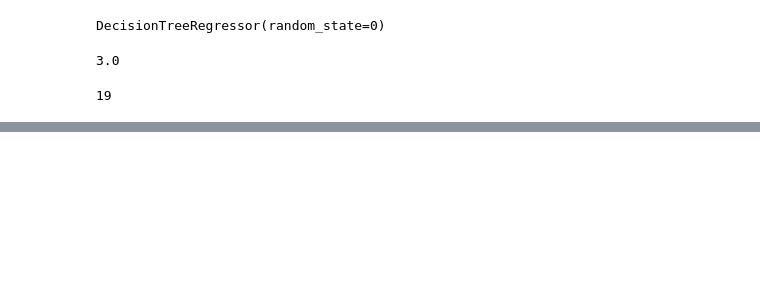
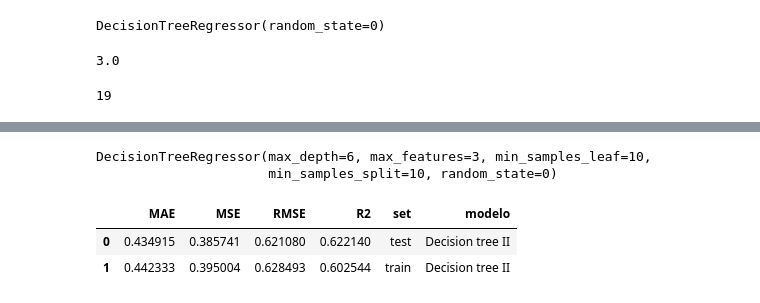
Before and after one commit to chloeiris/DA-Project3-Bike-Rental-ML-Predictive-Models, a Jupyter notebook: Modelos.ipynb, the cells around one changed output, grey strips where cells are left out. Cells and saved outputs as stored; diff of their text form; code cells hidden in the pictures; blank space fills up the shorter version.

```diff
--- a/Modelos.ipynb
+++ b/Modelos.ipynb
@@ -94,3 +95,5 @@ gs = GridSearchCV(
             verbose=-1, # para que no nos printee ningún mensaje en pantalla
             return_train_score = True, # para que nos devuelva el valor de las métricas de set de datos de entrenamiento
             scoring="neg_mean_squared_error") # la métrica que queremos que nos devuelva
+# %%
+gs.fit(x_train, y_train)
@@ -96,0 +108,28 @@ gs = GridSearchCV(
+# %%
+mejor_modelo = gs.best_estimator_
+mejor_modelo
+# %% [output]
+DecisionTreeRegressor(max_depth=6, max_features=3, min_samples_leaf=10,
+                      min_samples_split=10, random_state=0)
+# %%
+y_pred_test_dt2 = mejor_modelo.predict(x_test)
+y_pred_train_dt2 = mejor_modelo.predict(x_train)
+# %%
+def metricas(y_test, y_train, y_test_pred, y_train_pred, tipo_modelo):
+
+
+    resultados = {'MAE': [mean_absolute_error(y_test, y_test_pred), mean_absolute_error(y_train, y_train_pred)],
+                'MSE': [mean_squared_error(y_test, y_test_pred), mean_squared_error(y_train, y_train_pred)],
+                'RMSE': [np.sqrt(mean_squared_error(y_test, y_test_pred)), np.sqrt(mean_squared_error(y_train, y_train_pred))],
+                'R2':  [r2_score(y_test, y_test_pred), r2_score(y_train, y_train_pred)],
+                 "set": ["test", "train"]}
+    df = pd.DataFrame(resultados)
+    df["modelo"] = tipo_modelo
+    return df
+# %%
+dt_results2 = metricas(y_test, y_train, y_pred_test_dt2, y_pred_train_dt2, "Decision tree II")
+dt_results2
+# %% [output]
+|  | MAE | MSE | RMSE | R2 | set | modelo |
+| 0 | 0.434915 | 0.385741 | 0.621080 | 0.622140 | test | Decision tree II |
+| 1 | 0.442333 | 0.395004 | 0.628493 | 0.602544 | train | Decision tree II |
```
Also changed, not shown: parts of 6 cells of this notebook, 3 other files.
